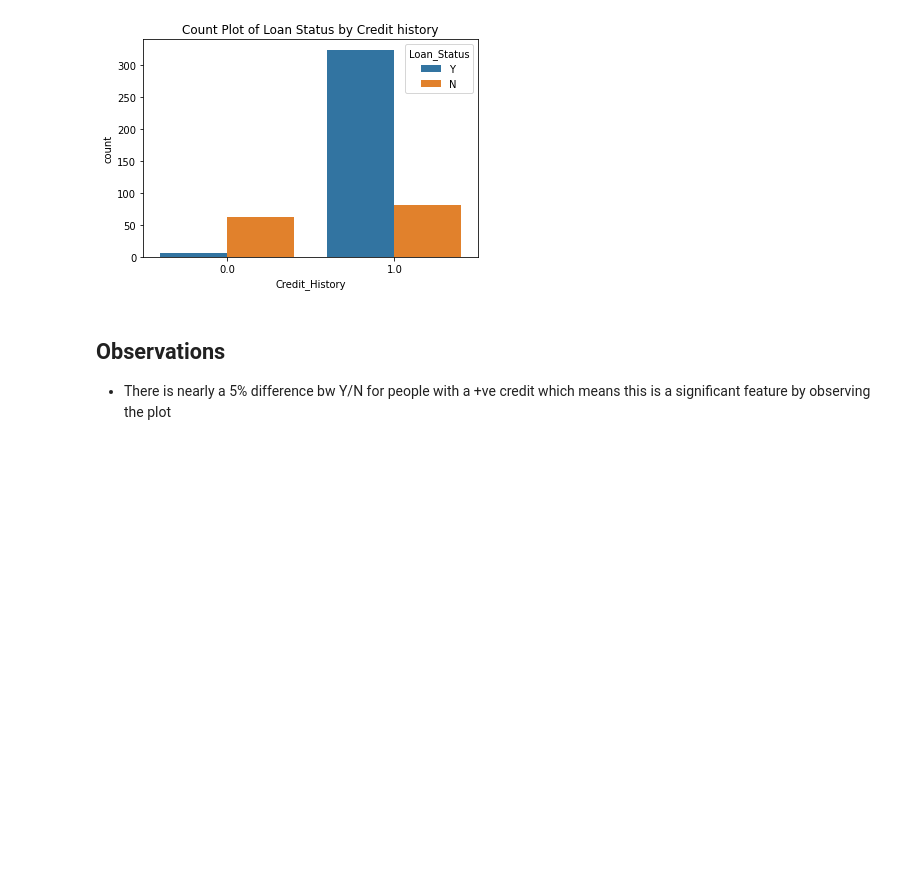
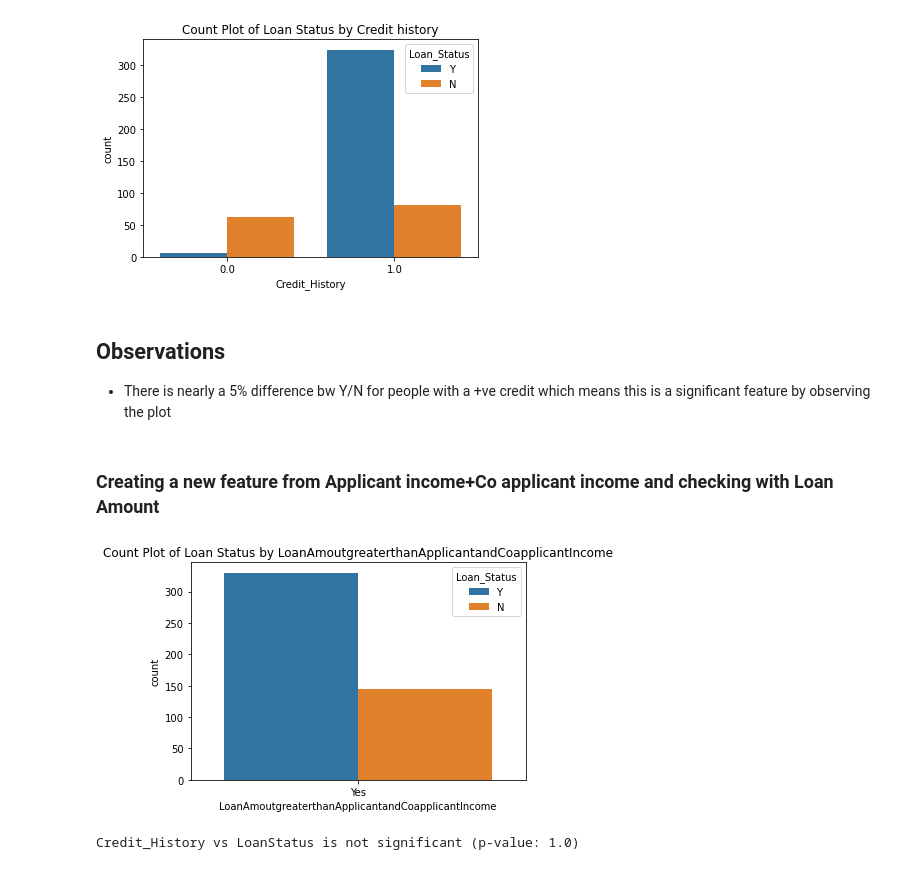
Before and after one commit to proton029/InternshipDataScience_banking, a Jupyter notebook: Data_Analytics.ipynb, the cells around one changed output. Drawn from its saved outputs; the diff is of its cells as text; code cells hidden in the pictures; blank space fills up the shorter version.

```diff
--- a/Data_Analytics.ipynb
+++ b/Data_Analytics.ipynb
@@ -718,3 +715,16 @@ plt.title('Count Plot of Loan Status by Credit history');
 ## Observations
 
 - There is nearly a 5% difference bw Y/N for people with a +ve credit which means this is a significant feature by observing the plot
+# %% [markdown]
+### Creating a new feature from Applicant income+Co applicant income and checking with Loan Amount
+# %%
+df['LoanAmoutgreaterthanApplicantandCoapplicantIncome'] = np.where(df['ApplicantIncome'] + df['CoapplicantIncome'] >= df['LoanAmount'], 'Yes', 'No')
+# %%
+sns.countplot(x='LoanAmoutgreaterthanApplicantandCoapplicantIncome', hue='Loan_Status', data=df);
+plt.title('Count Plot of Loan Status by LoanAmoutgreaterthanApplicantandCoapplicantIncome');
+# %% [output]
+[figure, added]
+# %%
+chi2('LoanAmoutgreaterthanApplicantandCoapplicantIncome',0.05)
+# %% [output]
+Credit_History vs LoanStatus is not significant (p-value: 1.0)
```
Also changed, not shown: parts of 22 cells of this notebook.
